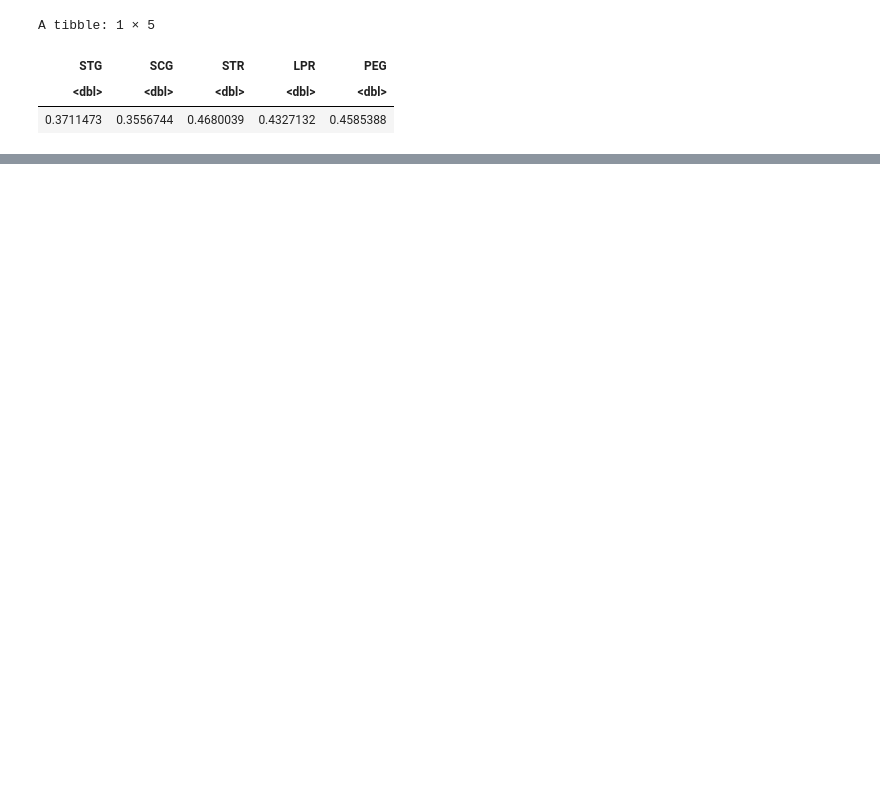
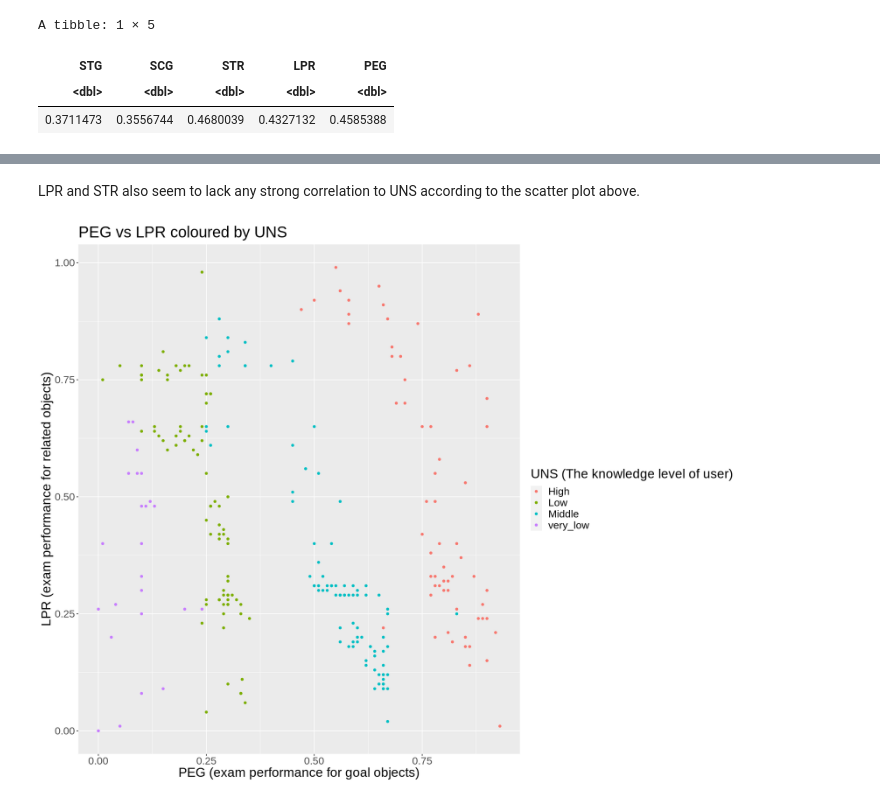
Before and after one commit to Jet-G/dsci-group-project-14, a Jupyter notebook: proposal/Proposal.ipynb, the cells around one changed output, grey strips where cells are left out. Cells and saved outputs as stored; diff of their text form; code cells hidden in the pictures; blank space fills up the shorter version.

```diff
--- a/proposal/Proposal.ipynb
+++ b/proposal/Proposal.ipynb
@@ -113,0 +122,12 @@ predictor_plot_3
+# %% [markdown]
+LPR and STR also seem to lack any strong correlation to UNS according to the scatter plot above.
+# %%
+options(repr.plot.width = 15, repr.plot.height = 12)
+predictor_plot_3 <- ggplot(training_data, aes(x = PEG, y = LPR, color = UNS)) +
+geom_point() +
+labs(x = "PEG (exam performance for goal objects)", y = "LPR (exam performance for related objects)", color = "UNS (The knowledge level of user)") +
+ggtitle("PEG vs LPR coloured by UNS") +
+theme(text = element_text(size = 20))
+predictor_plot_3
+# %% [output]
+[figure, added]
```
Also changed, not shown: parts of 17 cells of this notebook.
